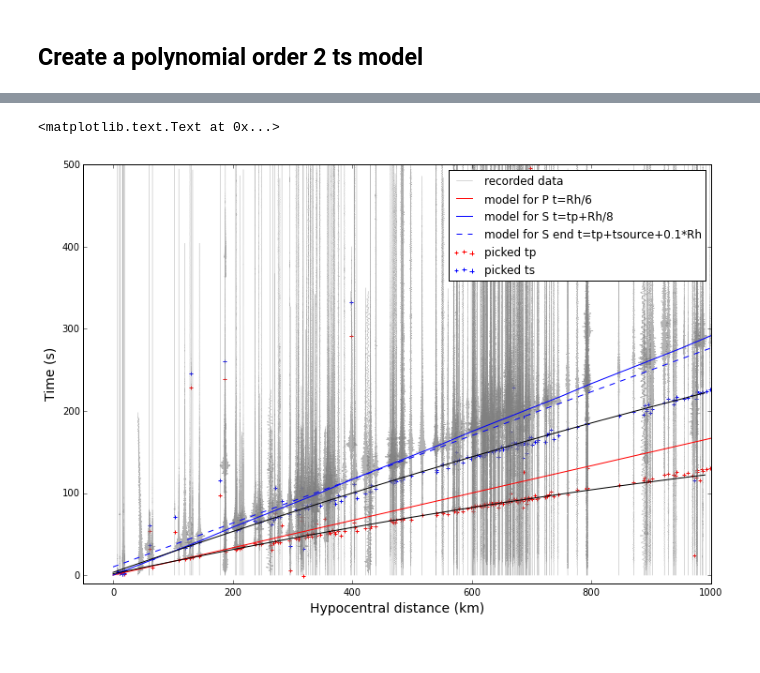
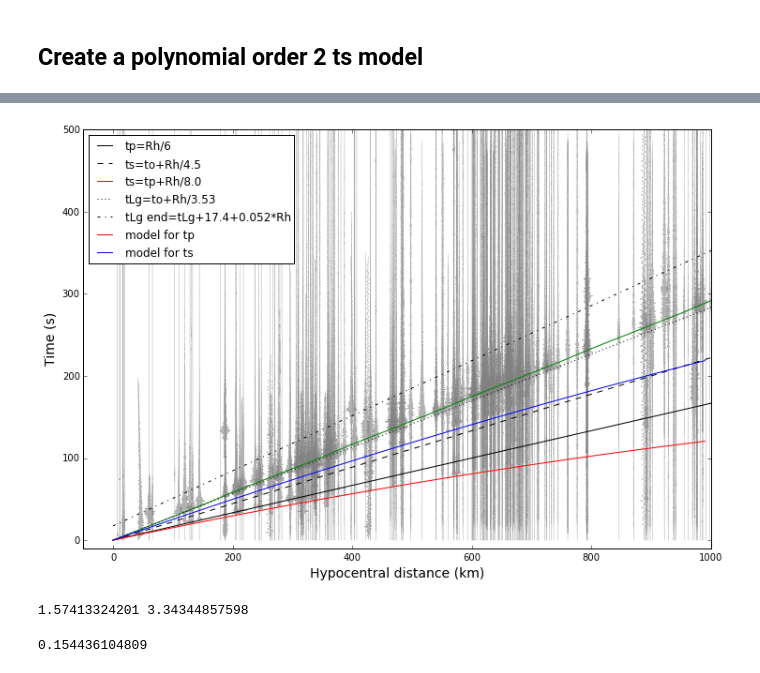
Before and after one commit to stephane-on/Spectral_analysis, a Jupyter notebook: Section_vs_epicentral_distance.ipynb, the cells around one changed output, grey strips where cells are left out. Drawn from its saved outputs; the diff is of its cells as text; code cells hidden in the pictures.

```diff
--- a/Section_vs_epicentral_distance.ipynb
+++ b/Section_vs_epicentral_distance.ipynb
@@ -7,7 +7,8 @@ import numpy as np
 import matplotlib.pyplot as plt
 from scipy.optimize import curve_fit
 # %%
-fnames=csv2rec('/home/stephane/WORK/ON/GEM/DATA/Brazil/input_processing_2012_12_19_04_54_37_700.csv')
+#fnames=csv2rec('/home/stephane/WORK/ON/GEM/DATA/Brazil/input_processing_2012_12_19_04_54_37_700.csv')
+fnames=csv2rec('/home/stephane/WORK/ON/GEM/DATA/Brazil/test_Gonzalo_matlab/input_processing.csv')
 fnames=fnames.tolist()
 # %%
 # Read the first record
@@ -132,15 +132,3 @@ plt.legend((grey_line, red_line, blue_line, blue_line_dashed),('recorded data','
-# %%
-plt.figure(figsize=(10,8))
-for k, i in enumerate(dado['orglist']):
-    x=dado['R'][i]+np.ones_like(dado['time'][i])
-    y=dado['time'][i]
-    print dado['time'][i][2]
-    #plt.pcolor(dado['R'][i]+np.ones_like(dado['time'][i]),dado['time'][i],np.array(dado['amp'][i],np.ones_like(dado['time'][i])))
-#dist=np.arange(0,1000,50)
-#timeP=dist/6.0
-#plt.plot(dist,timeP,color='red')
-#timeS=dist/3.5
-#plt.plot(dist,timeS,color='green')
 # %% [markdown]
 # Test using all the data
 # %%
@@ -273,24 +287,48 @@ plt.ylim(ymin=-10,ymax=400)
 # %%
 plt.figure(figsize=(12,8))
 for k, i in enumerate(dado['orglist']):
     grey_line, = plt.plot(dado['R'][i]+10*dado['amp'][i],dado['time'][i],color='grey',linewidth=0.5,alpha=0.6,label='recorded data')
-red_cross = plt.scatter(dado['R'],dado['tp_manual'],marker='+',color='red',label='picked tp')
-blue_cross = plt.scatter(dado['R'],dado['ts_manual'],marker='+',color='blue',label='picked ts')
+#red_cross = plt.scatter(dado['R'],dado['tp_manual'],marker='+',color='red',label='picked tp')
+#blue_cross = plt.scatter(dado['R'],dado['ts_manual'],marker='+',color='blue',label='picked ts')
 dist=np.arange(0,1200,50)
 timeP=dist/6.0
-red_line, = plt.plot(dist,timeP,color='red',label='model for P t=Rh/6')
-Tsource=10 # For Mw <= 4.5
-model_Sbeg_time_arr=timeP+dist/8
-model_Send_time_arr=timeP+Tsource+0.1*dist
-blue_line, = plt.plot(dist,model_Sbeg_time_arr,color='blue',label='model for S t=tp+Rh/8')
-blue_line_dashed, = plt.plot(dist,model_Send_time_arr,color='blue',linestyle='--',label='model for S end t=tp+tsource+0.1*Rh')
-plt.plot(np.arange(0,1000,10),tp_model(np.arange(0,1000,10)),color='black')
-plt.plot(np.arange(0,1000,10),ts_model(np.arange(0,1000,10)),color='black')
+black_line, = plt.plot(dist,timeP,color='black',label='tp=Rh/6')
+
+Tsource=1 # For Mw <= 5.0
+model_Sbeg_time_arr=dist/4.5
+model_Sbeg_time_arr2=timeP+dist/8
+
+#model_Send_time_arr=timeP+Tsource+0.1*dist
+model_Send_time_arr=ts_model(dist)+Tsource+ts_model(dist)-tp_model(dist)
+model_Lg=dist/3.53
+model_Lg_end=model_Lg+17.4+0.052*dist+Tsource
+
+black_dashed_line, = plt.plot(dist,model_Sbeg_time_arr,color='black',linestyle='--',label='ts=to+Rh/4.5')
+green_line, = plt.plot(dist,model_Sbeg_time_arr2,color='green',label='ts=tp+Rh/8.0')
+black_dotted_line, = plt.plot(dist,model_Lg,color='black',linestyle=':',label='tLg=to+Rh/3.53')
+black_dotted_dashed_line, = plt.plot(dist,model_Lg_end,color='black',linestyle='-.',label='tLg end=17.4+0.052*Rh')
+
+#blue_dashed_line, = plt.plot(dist,model_Send_time_arr,color='blue',linestyle='--',label='model for tsend')
+
+red_line, = plt.plot(np.arange(0,1000,10),tp_model(np.arange(0,1000,10)),color='red',label='model for tp')
+blue_line, = plt.plot(np.arange(0,1000,10),ts_model(np.arange(0,1000,10)),color='blue',label='model for ts')
 plt.xlim(xmin=-50, xmax=1000)
 plt.ylim(ymin=-10, ymax=500)
-plt.legend((grey_line, red_line, blue_line, blue_line_dashed, red_cross, blue_cross),('recorded data','model for P t=Rh/6','model for S t=tp+Rh/8','model for S end t=tp+tsource+0.1*Rh','picked tp','picked ts'))
+plt.legend((black_line, black_dashed_line, green_line, black_dotted_line, black_dotted_dashed_line,
+            red_line, blue_line),
+           ('tp=Rh/6','ts=to+Rh/4.5','ts=tp+Rh/8.0','tLg=to+Rh/3.53', 'tLg end=tLg+17.4+0.052*Rh',
+            'model for tp','model for ts'),loc=2)
 plt.xlabel('Hypocentral distance (km)',fontsize=14)
 plt.ylabel('Time (s)',fontsize=14)
+
+plt.savefig('section_tp_ts_models.png')
 # %% [output]
-<matplotlib.text.Text at 0x...>
-[figure, old version]
+[figure, new version]
+# %%
+print tp_model(0.0),ts_model(0.0)
+# %% [output]
+1.57413324201 3.34344857598
+# %%
+print tp_model.coeffs[1]
+# %% [output]
+0.154436104809
```
Also changed, not shown: parts of 3 cells of this notebook.
